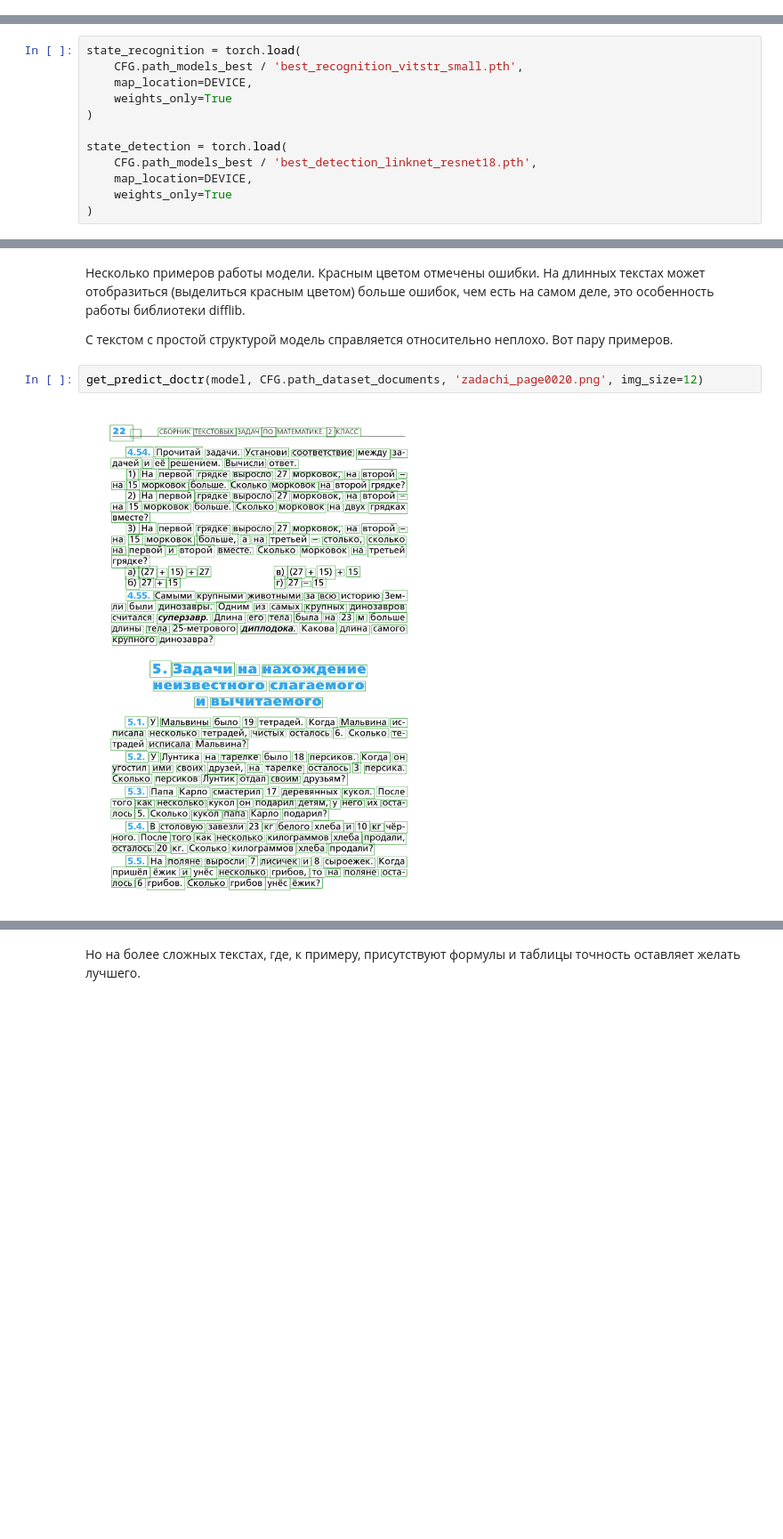
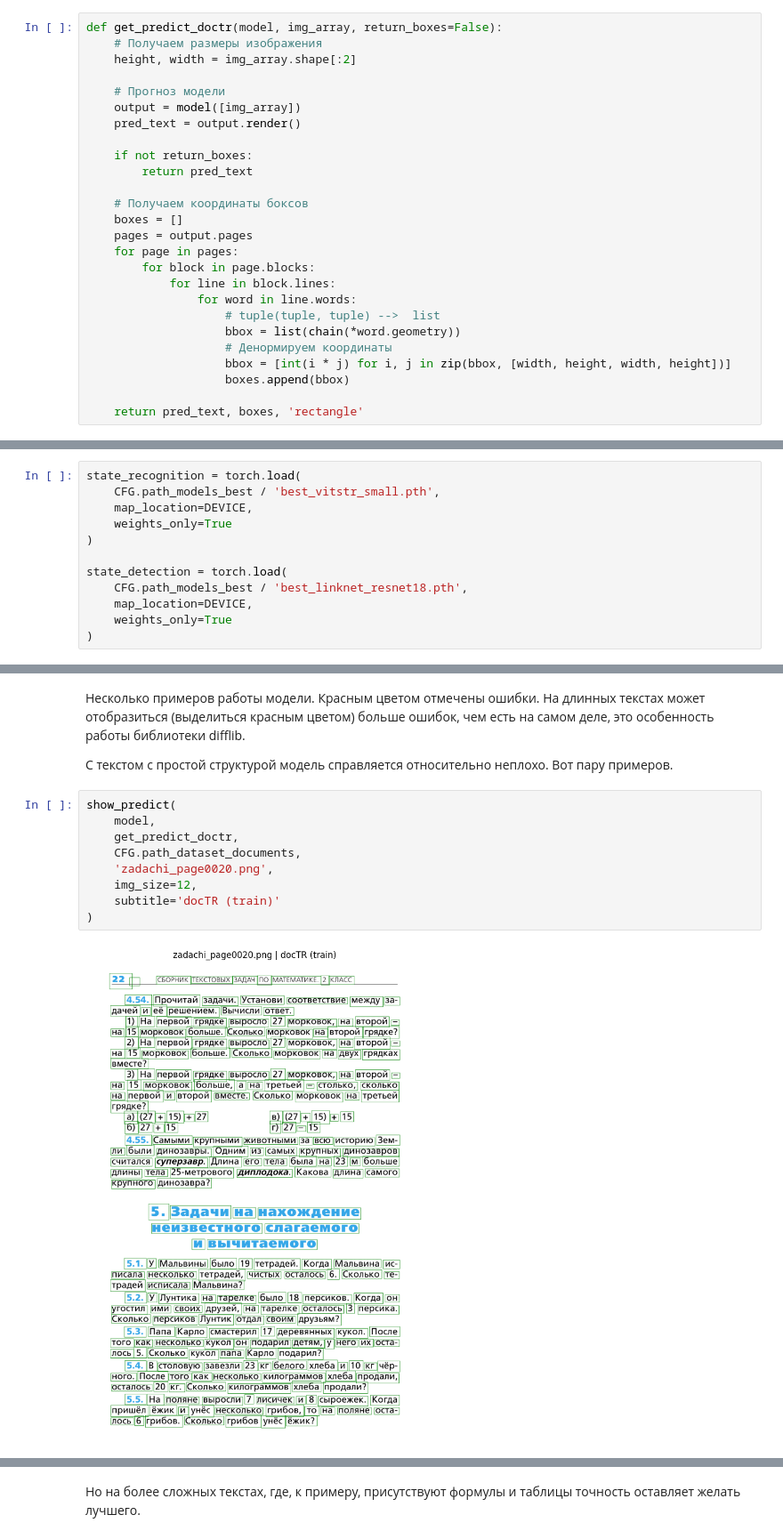
Before and after one commit to aufflammen/ocr_cyrillic, a Jupyter notebook: ocr_cyrillic.ipynb, the cells around one changed output, grey strips where cells are left out. Shown at 89% size. Cells and saved outputs as stored; diff of their text form; blank space fills up the shorter version.

```diff
--- a/ocr_cyrillic.ipynb
+++ b/ocr_cyrillic.ipynb
@@ -105,3 +49,29 @@ def highlight_diff(gt, pred):
                 result.append(f'{Ansi.red}{Ansi.bold}[DEL]{Ansi.end}')
 
     return ''.join(result)
+# %%
+def get_predict_doctr(model, img_array, return_boxes=False):
+    # Получаем размеры изображения
+    height, width = img_array.shape[:2]
+
+    # Прогноз модели
+    output = model([img_array])
+    pred_text = output.render()
+
+    if not return_boxes:
+        return pred_text
+
+    # Получаем координаты боксов
+    boxes = []
+    pages = output.pages
+    for page in pages:
+        for block in page.blocks:
+            for line in block.lines:
+                for word in line.words:
+                    # tuple(tuple, tuple) -->  list
+                    bbox = list(chain(*word.geometry))
+                    # Денормируем координаты
+                    bbox = [int(i * j) for i, j in zip(bbox, [width, height, width, height])]
+                    boxes.append(bbox)
+
+    return pred_text, boxes, 'rectangle'
@@ -226,13 +246,13 @@ A list of all characters used:
 ## Load weights
 # %%
 state_recognition = torch.load(
-    CFG.path_models_best / 'best_recognition_vitstr_small.pth',
+    CFG.path_models_best / 'best_vitstr_small.pth',
     map_location=DEVICE,
     weights_only=True
 )
 
 state_detection = torch.load(
-    CFG.path_models_best / 'best_detection_linknet_resnet18.pth',
+    CFG.path_models_best / 'best_linknet_resnet18.pth',
     map_location=DEVICE,
     weights_only=True
 )
@@ -292,9 +312,16 @@ WER:     0.1137
 
 С текстом с простой структурой модель справляется относительно неплохо. Вот пару примеров.
 # %%
-get_predict_doctr(model, CFG.path_dataset_documents, 'zadachi_page0020.png', img_size=12)
+show_predict(
+    model,
+    get_predict_doctr,
+    CFG.path_dataset_documents,
+    'zadachi_page0020.png',
+    img_size=12,
+    subtitle='docTR (train)'
+)
 # %% [output]
-[figure, old version]
+[figure, new version]
 ED:      35
 ED_norm: 0.9894
 
```
Also changed, not shown: parts of 40 cells of this notebook, 1 other file.
